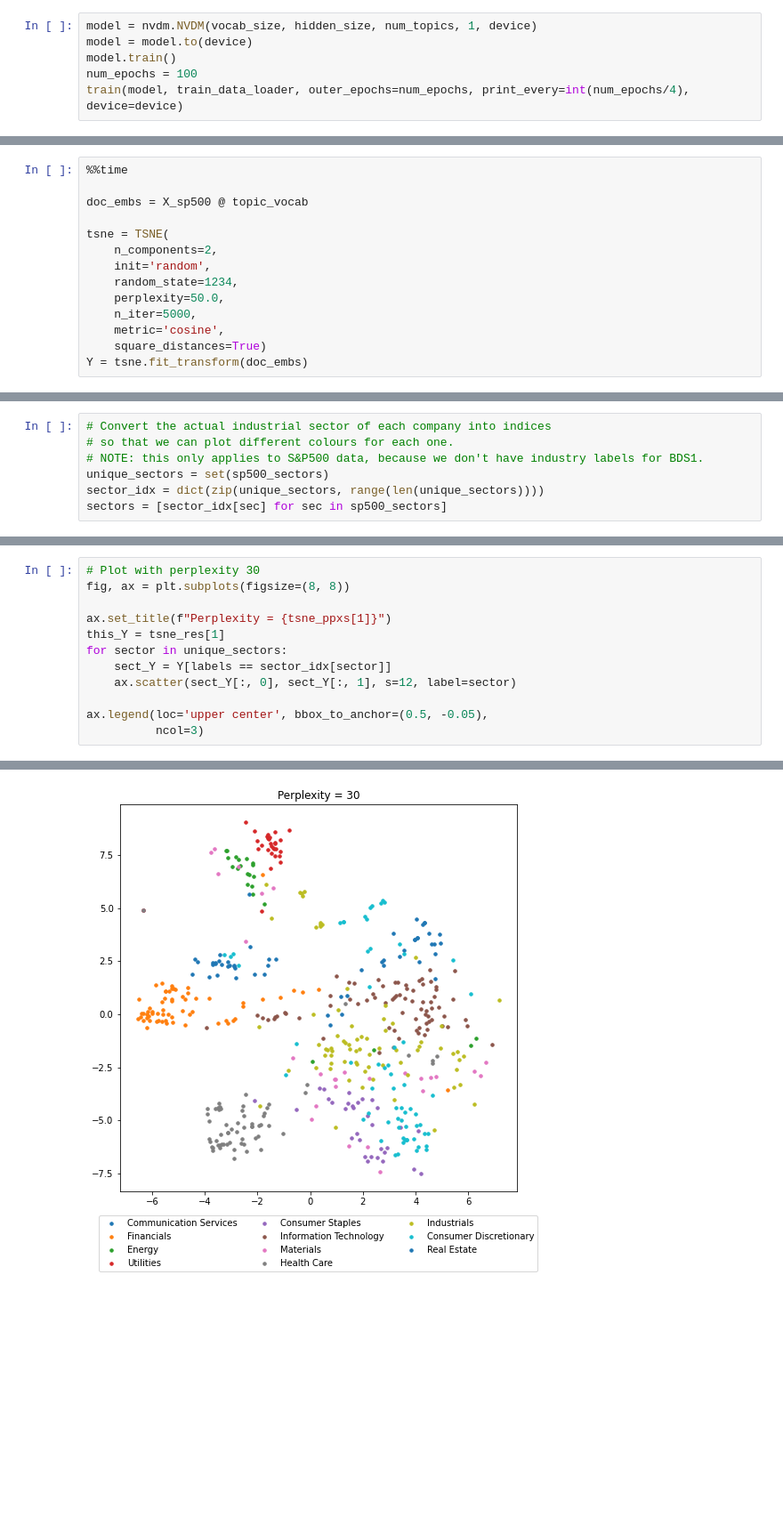
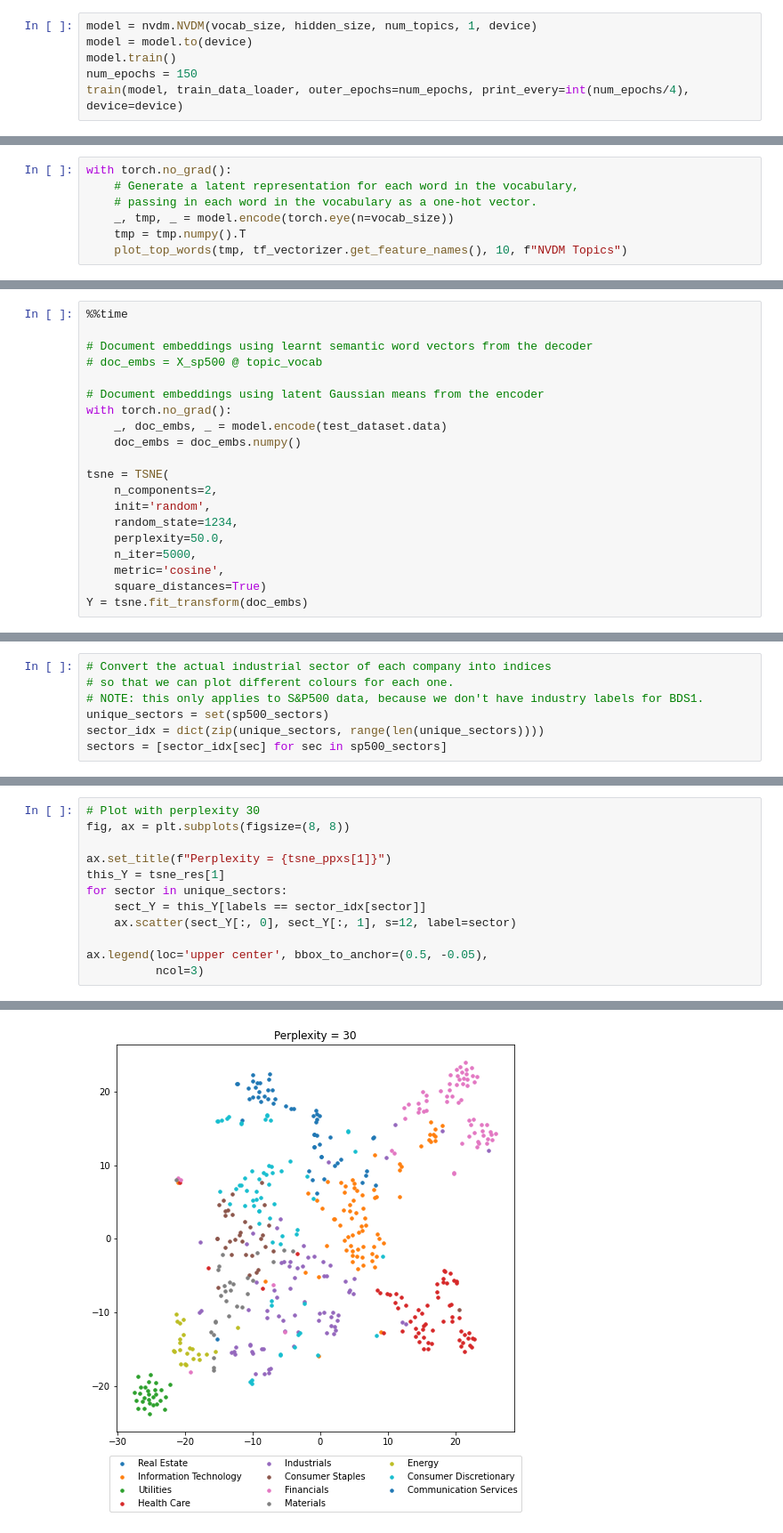
Before and after one commit to aaronfng/nlp-group-project, a Jupyter notebook: nvdm/NVDM_adaptation.ipynb, the cells around one changed output, grey strips where cells are left out. Shown: that part at 89% size. Drawn from its saved outputs; the diff is of its cells as text; blank space fills up the shorter version.

Commit message:
Add NVDM plots using latents instead of word embeddings

```diff
--- a/nvdm/NVDM_adaptation.ipynb
+++ b/nvdm/NVDM_adaptation.ipynb
@@ -453,7 +453,7 @@ vocab_size = len(tf_vectorizer.get_feature_names())
 model = nvdm.NVDM(vocab_size, hidden_size, num_topics, 1, device)
 model = model.to(device)
 model.train()
-num_epochs = 100
+num_epochs = 150
 train(model, train_data_loader, outer_epochs=num_epochs, print_every=int(num_epochs/4), device=device)
 # %% [output]
 Start training...
@@ -533,0 +536,7 @@ plot_top_words(topic_vocab_mat, tf_vectorizer.get_feature_names(), 10, f"NVDM To
+# %%
+with torch.no_grad():
+    # Generate a latent representation for each word in the vocabulary,
+    # passing in each word in the vocabulary as a one-hot vector.
+    _, tmp, _ = model.encode(torch.eye(n=vocab_size))
+    tmp = tmp.numpy().T
+    plot_top_words(tmp, tf_vectorizer.get_feature_names(), 10, f"NVDM Topics")
@@ -706,7 +724,13 @@ plt.scatter(Y[:, 0], Y[:, 1], s=2)
 # %%
 %%time
 
-doc_embs = X_sp500 @ topic_vocab
+# Document embeddings using learnt semantic word vectors from the decoder
+# doc_embs = X_sp500 @ topic_vocab
+
+# Document embeddings using latent Gaussian means from the encoder
+with torch.no_grad():
+    _, doc_embs, _ = model.encode(test_dataset.data)
+    doc_embs = doc_embs.numpy()
 
 tsne = TSNE(
     n_components=2,
@@ -774,15 +798,15 @@ plt.tight_layout()
 # %%
 # Plot with perplexity 30
 fig, ax = plt.subplots(figsize=(8, 8))
 
 ax.set_title(f"Perplexity = {tsne_ppxs[1]}")
 this_Y = tsne_res[1]
 for sector in unique_sectors:
-    sect_Y = Y[labels == sector_idx[sector]]
+    sect_Y = this_Y[labels == sector_idx[sector]]
     ax.scatter(sect_Y[:, 0], sect_Y[:, 1], s=12, label=sector)
 
 ax.legend(loc='upper center', bbox_to_anchor=(0.5, -0.05),
           ncol=3)
 # %% [output]
 <matplotlib.legend.Legend at 0x...>
-[figure, old version]
+[figure, new version]
```
Also changed, not shown: parts of 16 cells of this notebook.
